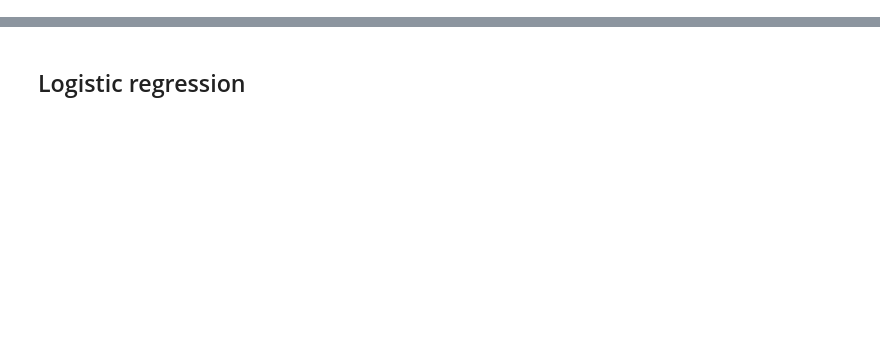
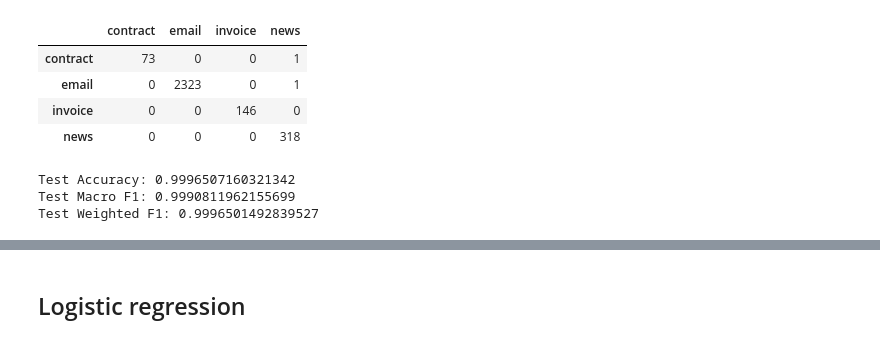
Before and after one commit to adriFCM/Document-Classification-and-Information-Extraction-, a Jupyter notebook: notebooks/04_classification.ipynb, the cells around one changed output, grey strips where cells are left out. Drawn from its saved outputs; the diff is of its cells as text; code cells hidden in the pictures; blank space fills up the shorter version.

```diff
--- a/notebooks/04_classification.ipynb
+++ b/notebooks/04_classification.ipynb
@@ -140,0 +235,3 @@ y_test = df_test['label']
+# %%
+y_val_pred_svm = svm_model.predict(X_val_tfidf)
+y_test_pred_svm = svm_model.predict(X_test_tfidf)
@@ -140,0 +259,21 @@ y_test = df_test['label']
+# %%
+val_cm_svm = pd.DataFrame(
+    confusion_matrix(y_val, y_val_pred_svm, labels=svm_model.classes_),
+    index=svm_model.classes_,
+    columns=svm_model.classes_
+)
+val_cm_svm
+# %% [output]
+|  | contract | email | invoice | news |
+| contract | 73 | 0 | 0 | 1 |
+| email | 0 | 2323 | 0 | 1 |
+| invoice | 0 | 0 | 146 | 0 |
+| news | 0 | 0 | 0 | 318 |
+# %%
+print("Test Accuracy:", accuracy_score(y_test, y_test_pred_svm))
+print("Test Macro F1:", f1_score(y_test, y_test_pred_svm, average="macro"))
+print("Test Weighted F1:", f1_score(y_test, y_test_pred_svm, average="weighted"))
+# %% [output]
+Test Accuracy: 0.9996507160321342
+Test Macro F1: 0.9990811962155699
+Test Weighted F1: 0.9996501492839527
```
Also changed, not shown: parts of 53 cells of this notebook, 1 other file.
